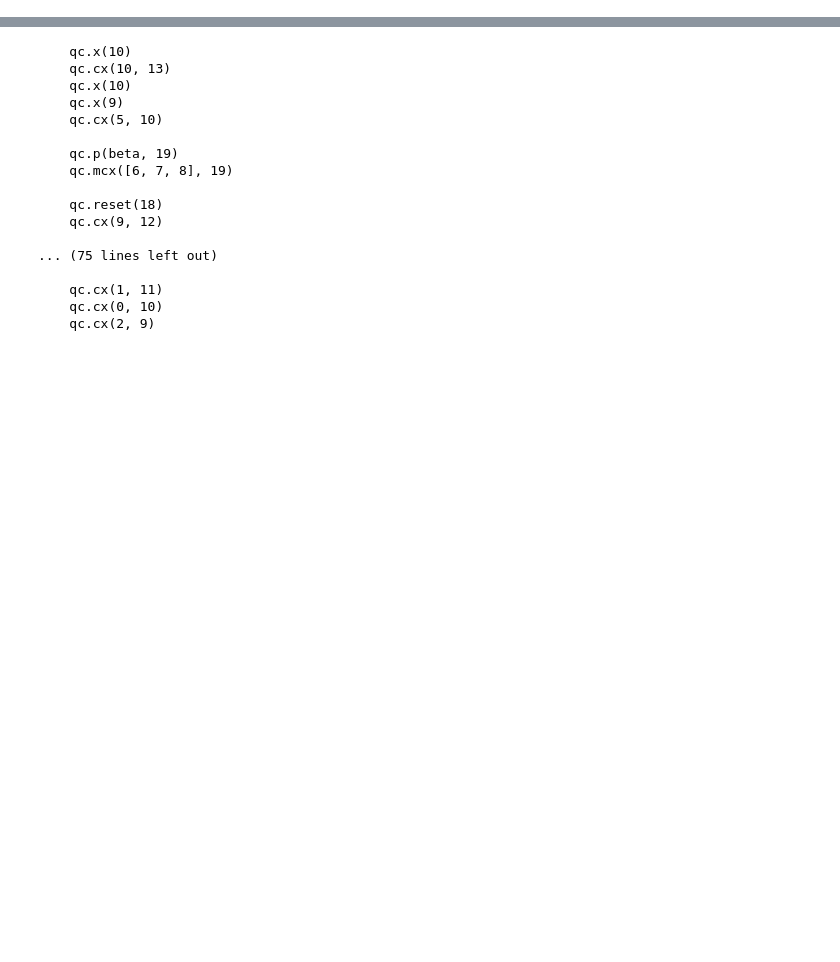
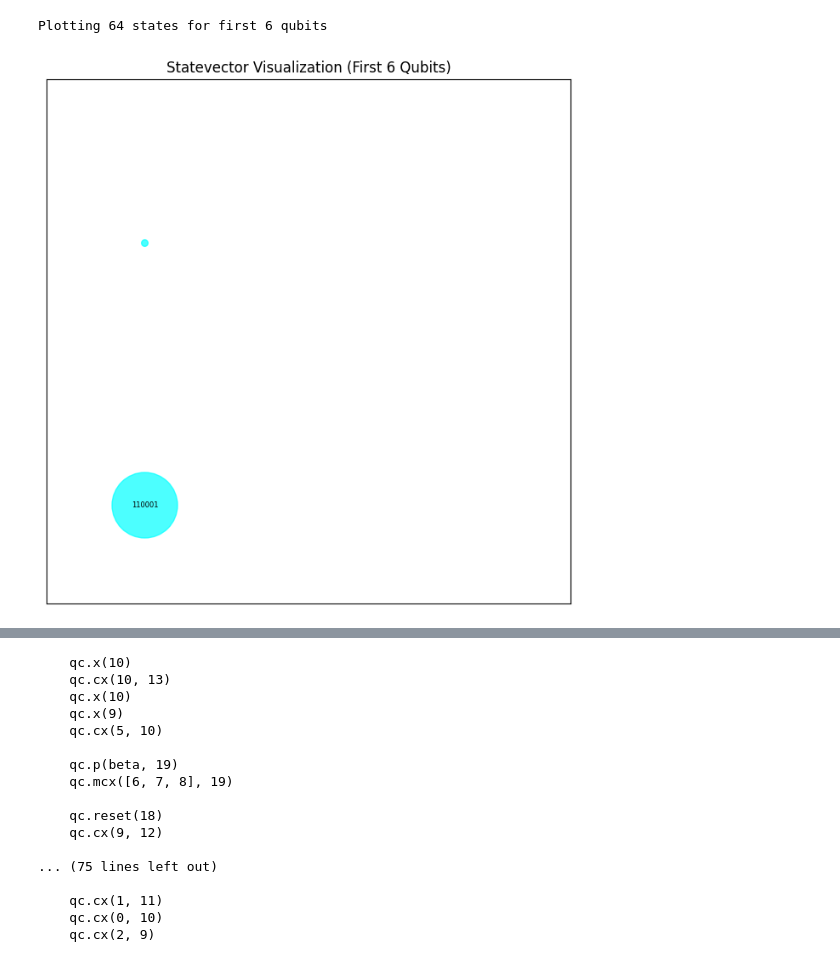
Before and after one commit to michelebanfi/cSAT, a Jupyter notebook: fast.ipynb, the cells around one changed output, grey strips where cells are left out. Drawn from its saved outputs; the diff is of its cells as text; code cells hidden in the pictures; blank space fills up the shorter version.

```diff
--- a/fast.ipynb
+++ b/fast.ipynb
@@ -0,0 +263,7 @@
+# %%
+statevector = Statevector(qc)
+# plot statevector with only the first 6 qubits
+plot_statevector_circles(statevector, plot_qubits=6)
+# %% [output]
+Plotting 64 states for first 6 qubits
+[figure, added]
```
Also changed, not shown: parts of 4 cells of this notebook, 6 other files.
